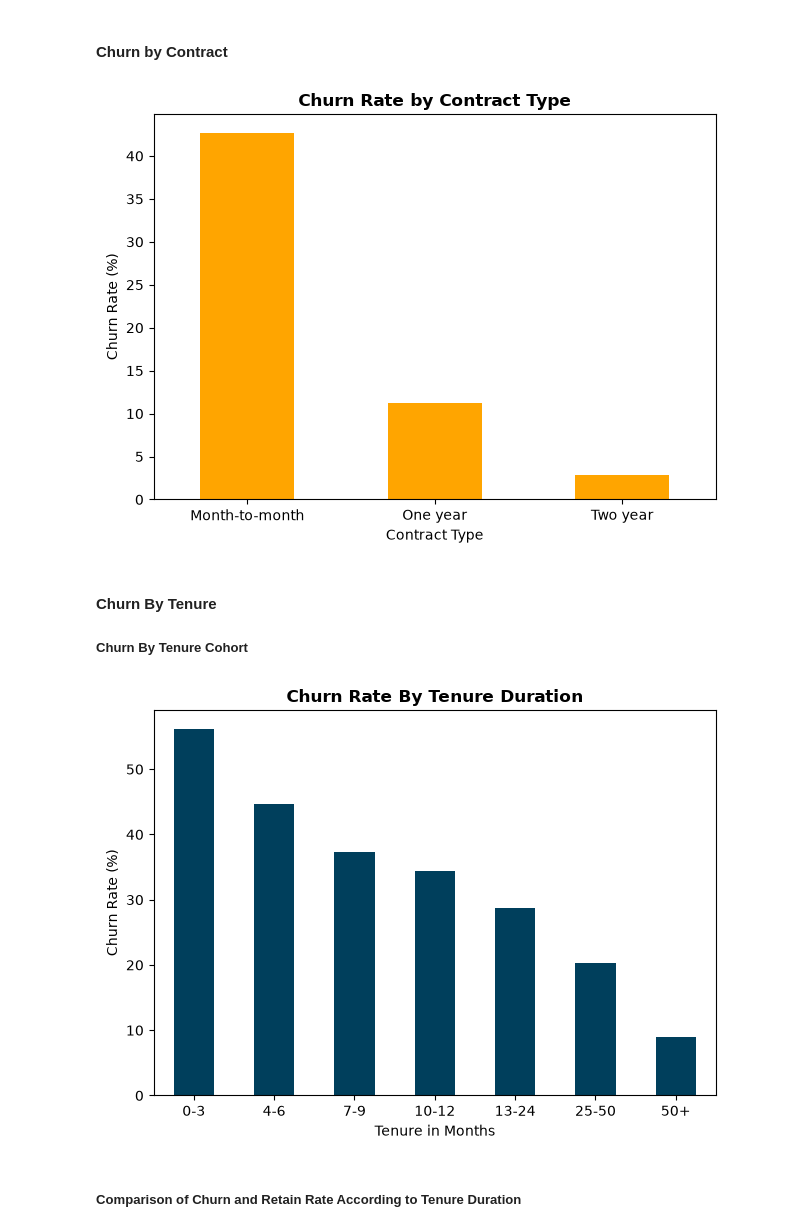
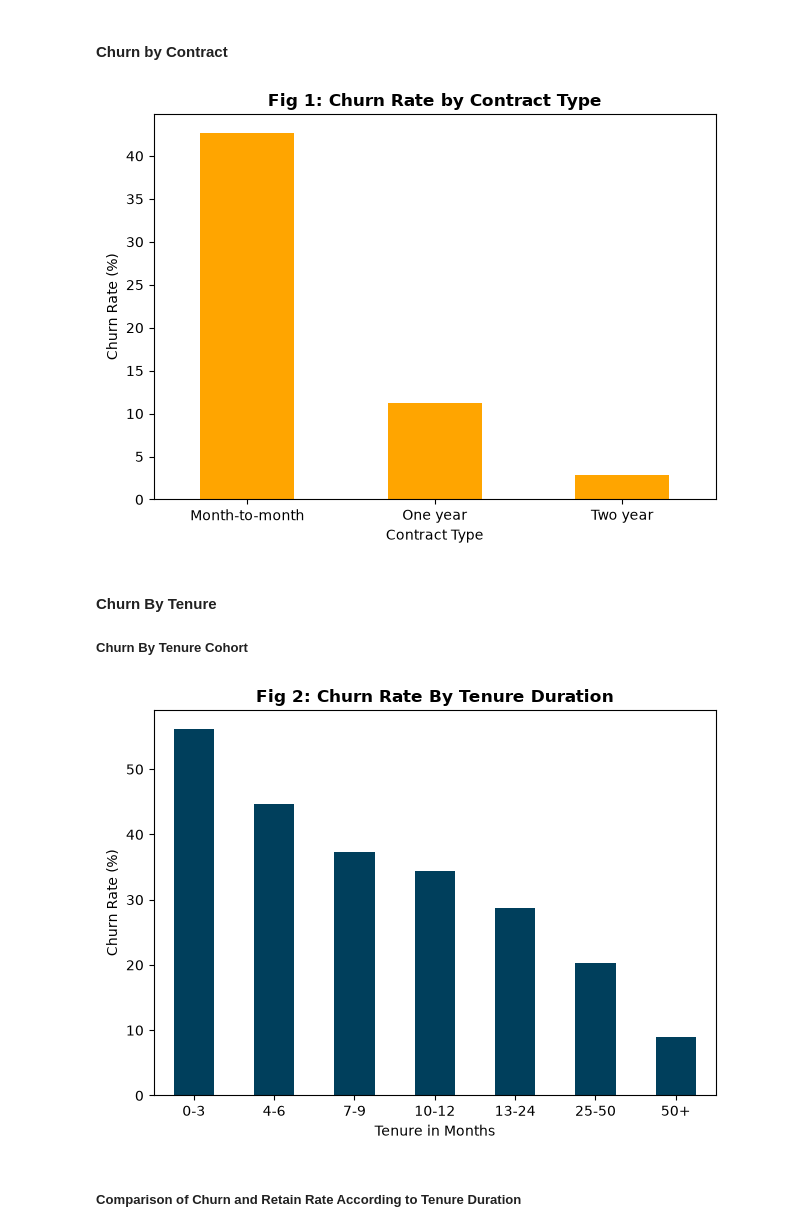
Before and after one commit to AlainRegisDev88/FUTURE_DS_02, a Jupyter notebook: future_interns_task2_.ipynb, the cells around one changed output. Saved outputs shown, nothing was run; the diff lists cells and outputs as text; code cells hidden in the pictures.

```diff
--- a/future_interns_task2_.ipynb
+++ b/future_interns_task2_.ipynb
@@ -76,16 +76,16 @@ Non-Partners: 32.96%
 # %%
 plt.figure()
 churn_by_contract = (df.groupby('Contract')['has_churned'].mean() * 100).round(2)
 churn_by_contract.plot(kind='bar', color='orange')
-plt.title('Churn Rate by Contract Type', fontsize=12, fontweight='bold')
+plt.title('Fig 1: Churn Rate by Contract Type', fontsize=12, fontweight='bold')
 plt.ylabel('Churn Rate (%)')
 plt.xlabel('Contract Type')
 plt.xticks(rotation=0)
 plt.tight_layout()
 plt.savefig('./results/01_churn_by_contract.png', dpi=300)
 plt.show()
 # %% [output]
-[figure, old version]
+[figure, new version]
 # %% [markdown]
 #### Churn By Tenure
 ##### Churn By Tenure Cohort
@@ -95,7 +95,7 @@ plt.figure()
 
 churn_by_tenure_group = (df.groupby('tenure_group')['has_churned'].mean() * 100).round(2)
 churn_by_tenure_group.plot(kind='bar', color="#003f5c")
-plt.title("Churn Rate By Tenure Duration", fontsize=12, fontweight="bold")
+plt.title("Fig 2: Churn Rate By Tenure Duration", fontsize=12, fontweight="bold")
 plt.ylabel('Churn Rate (%)')
 plt.xlabel('Tenure in Months')
 plt.xticks(rotation=0)
@@ -103,7 +103,7 @@ plt.tight_layout()
 plt.savefig('./results/02_churn_by_tenure.png', dpi=300)
 plt.show()
 # %% [output]
-[figure, old version]
+[figure, new version]
 # %% [markdown]
 ##### Comparison of Churn and Retain Rate According to Tenure Duration
 # %%
```
Also changed, not shown: parts of 8 cells of this notebook, 8 other files.
